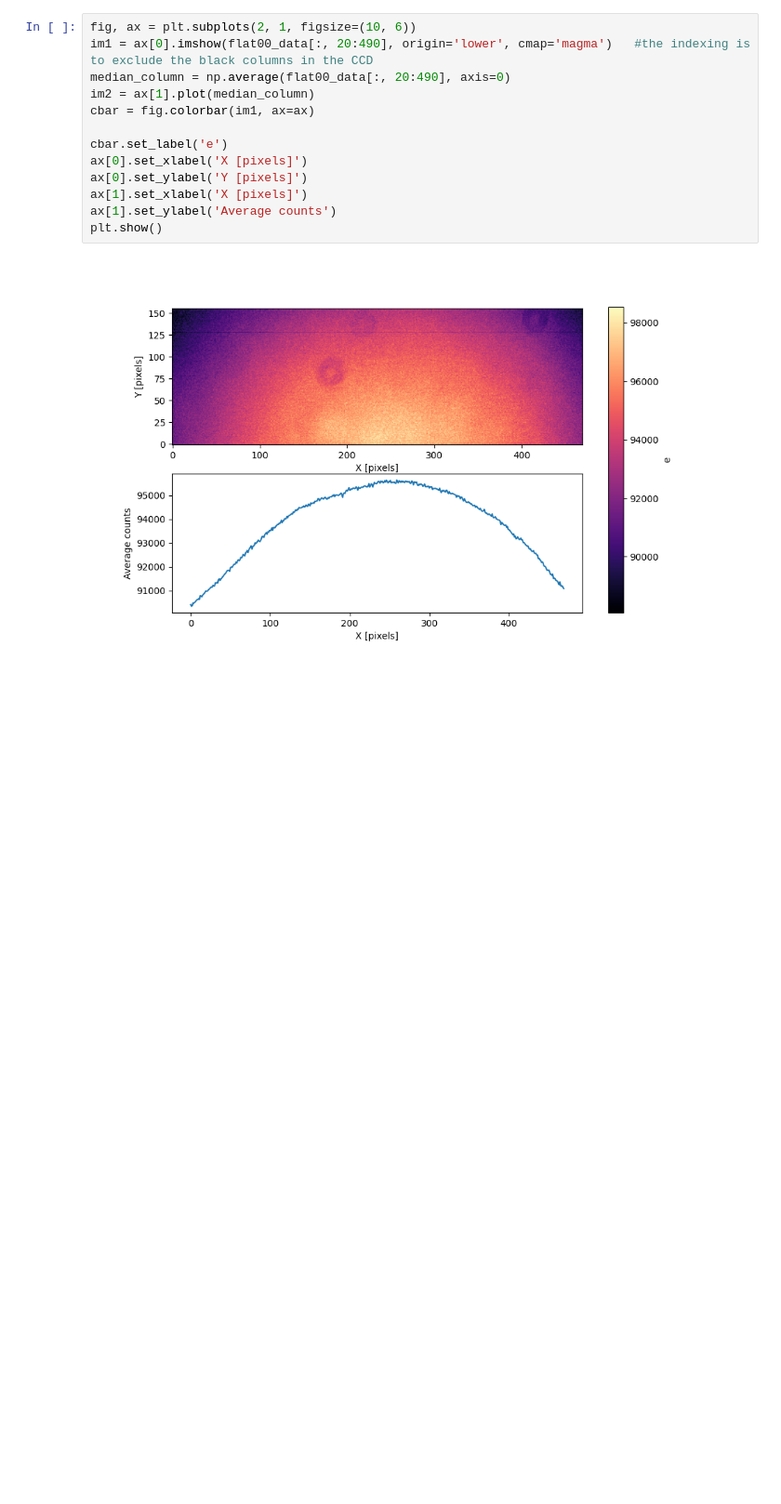
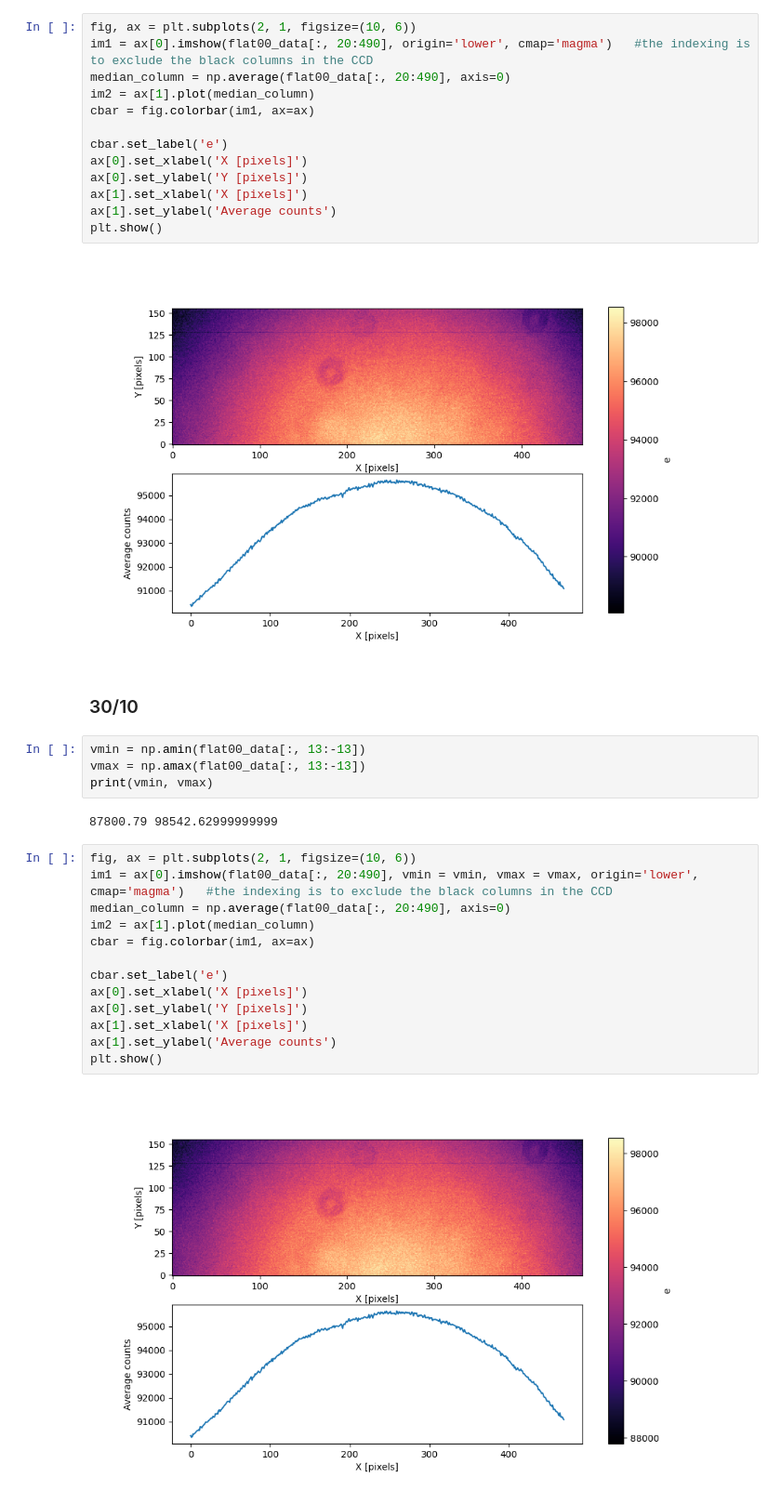
Before and after one commit to AstroMichele/AstroLab2-2024, a Jupyter notebook: flat.ipynb, the cells around one changed output. Shown at 93% size. Drawn from its saved outputs; the diff is of its cells as text; blank space fills up the shorter version.

```diff
--- a/flat.ipynb
+++ b/flat.ipynb
@@ -79,3 +79,26 @@ ax[1].set_ylabel('Average counts')
 plt.show()
 # %% [output]
 [figure]
+# %% [markdown]
+### 30/10
+# %%
+vmin = np.amin(flat00_data[:, 13:-13])
+vmax = np.amax(flat00_data[:, 13:-13])
+print(vmin, vmax)
+# %% [output]
+87800.79 98542.62999999999
+# %%
+fig, ax = plt.subplots(2, 1, figsize=(10, 6))
+im1 = ax[0].imshow(flat00_data[:, 20:490], vmin = vmin, vmax = vmax, origin='lower', cmap='magma')   #the indexing is to exclude the black columns in the CCD
+median_column = np.average(flat00_data[:, 20:490], axis=0)
+im2 = ax[1].plot(median_column)
+cbar = fig.colorbar(im1, ax=ax)
+
+cbar.set_label('e')
+ax[0].set_xlabel('X [pixels]')
+ax[0].set_ylabel('Y [pixels]')
+ax[1].set_xlabel('X [pixels]')
+ax[1].set_ylabel('Average counts')
+plt.show()
+# %% [output]
+[figure, added]
```
Also changed, not shown: parts of 19 cells of this notebook.
